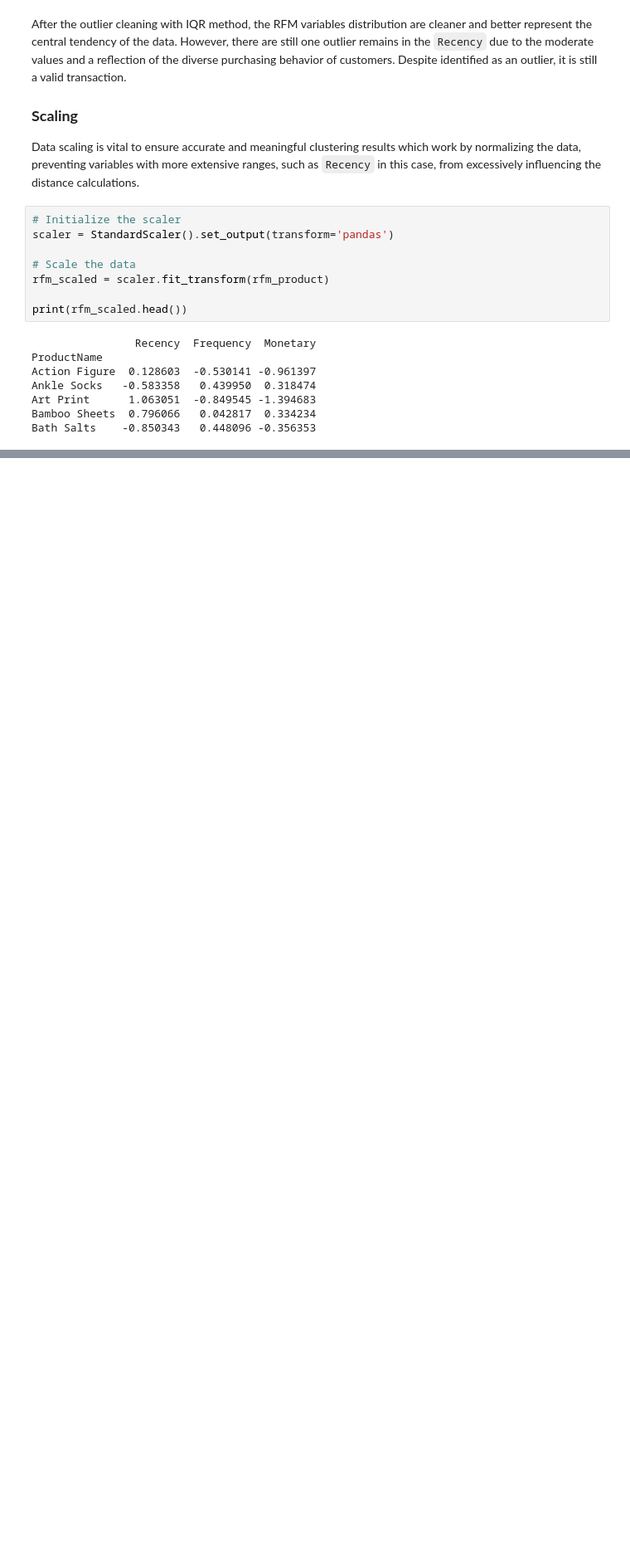
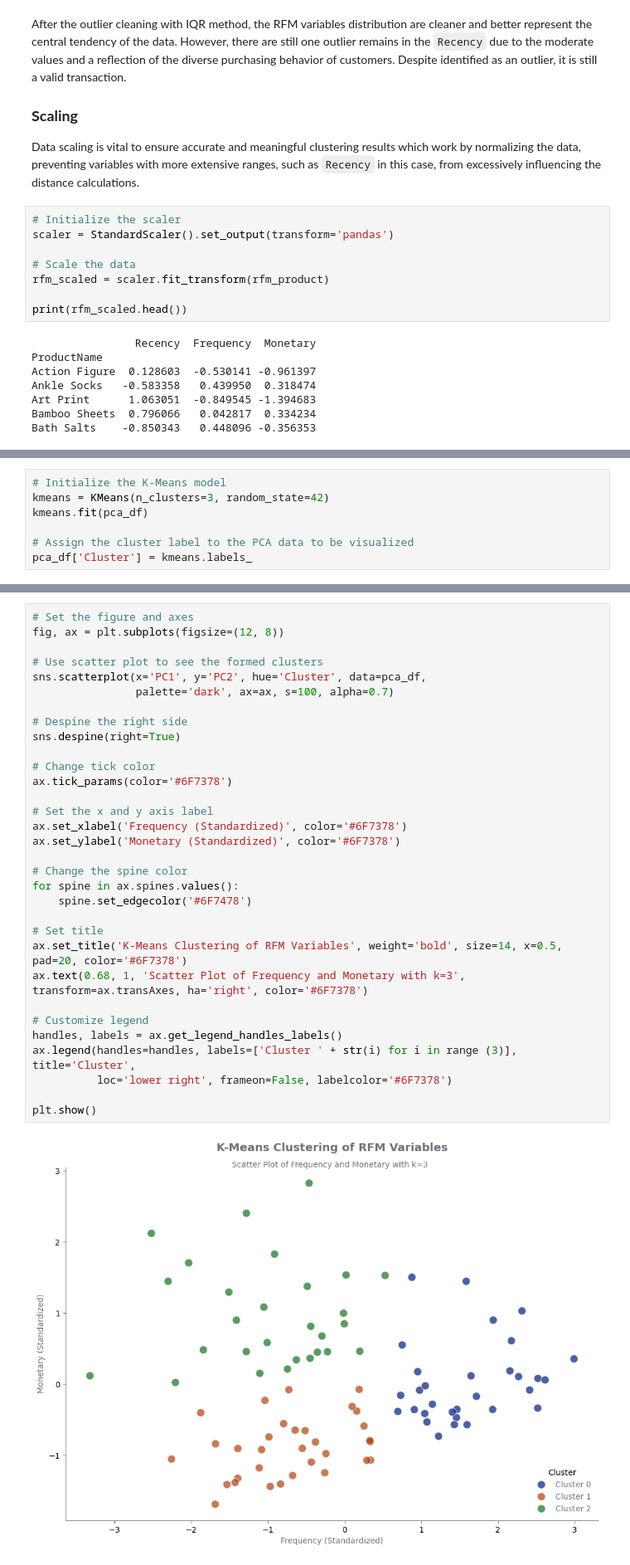
Before and after one commit to lazuardifp19/lazuardfp_portfolio, a Jupyter notebook: Ecommerce Analysis K Means/ecommerce-analysis.ipynb, the cells around one changed output, grey strips where cells are left out. Shown at 83% size. Drawn from its saved outputs; the diff is of its cells as text; blank space fills up the shorter version.

```diff
--- a/Ecommerce Analysis K Means/ecommerce-analysis.ipynb
+++ b/Ecommerce Analysis K Means/ecommerce-analysis.ipynb
@@ -1061,0 +1284,7 @@ Bath Salts    -0.850343   0.448096 -0.356353
+# %%
+# Initialize the K-Means model
+kmeans = KMeans(n_clusters=3, random_state=42)
+kmeans.fit(pca_df)
+
+# Assign the cluster label to the PCA data to be visualized
+pca_df['Cluster'] = kmeans.labels_
@@ -1061,0 +1293,34 @@ Bath Salts    -0.850343   0.448096 -0.356353
+# %%
+# Set the figure and axes
+fig, ax = plt.subplots(figsize=(12, 8))
+
+# Use scatter plot to see the formed clusters
+sns.scatterplot(x='PC1', y='PC2', hue='Cluster', data=pca_df,
+                palette='dark', ax=ax, s=100, alpha=0.7)
+
+# Despine the right side
+sns.despine(right=True)
+
+# Change tick color
+ax.tick_params(color='#6F7378')
+
+# Set the x and y axis label
+ax.set_xlabel('Frequency (Standardized)', color='#6F7378')
+ax.set_ylabel('Monetary (Standardized)', color='#6F7378')
+
+# Change the spine color
+for spine in ax.spines.values():
+    spine.set_edgecolor('#6F7478')
+
+# Set title
+ax.set_title('K-Means Clustering of RFM Variables', weight='bold', size=14, x=0.5, pad=20, color='#6F7378')
+ax.text(0.68, 1, 'Scatter Plot of Frequency and Monetary with k=3', transform=ax.transAxes, ha='right', color='#6F7378')
+
+# Customize legend
+handles, labels = ax.get_legend_handles_labels()
+ax.legend(handles=handles, labels=['Cluster ' + str(i) for i in range (3)], title='Cluster',
+          loc='lower right', frameon=False, labelcolor='#6F7378')
+
+plt.show()
+# %% [output]
+[figure, added]
```
Also changed, not shown: parts of 18 cells of this notebook.
